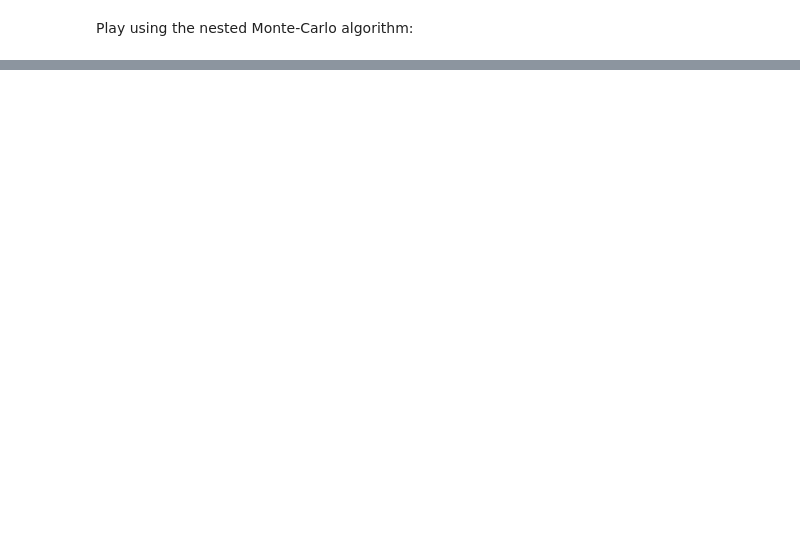
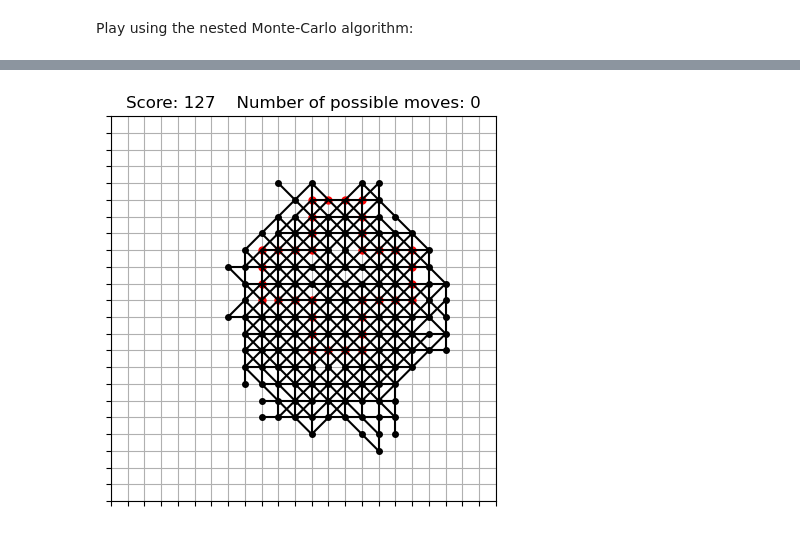
Before and after one commit to gillioz/MorpionSolitaire, a Jupyter notebook: cpp/PyMorpionSolitaire.ipynb, the cells around one changed output, grey strips where cells are left out. Cells and saved outputs as stored; diff of their text form; code cells hidden in the pictures; blank space fills up the shorter version.

```diff
--- a/cpp/PyMorpionSolitaire.ipynb
+++ b/cpp/PyMorpionSolitaire.ipynb
@@ -72,0 +90,6 @@ game.print()
+# %%
+%%time
+game.restart()
+game.playNestedMC(3)
+game.print()
+# %% [output]
@@ -72,0 +98 @@ game.print()
+[figure, added]
```
Also changed, not shown: parts of 14 cells of this notebook, 19 other files.
